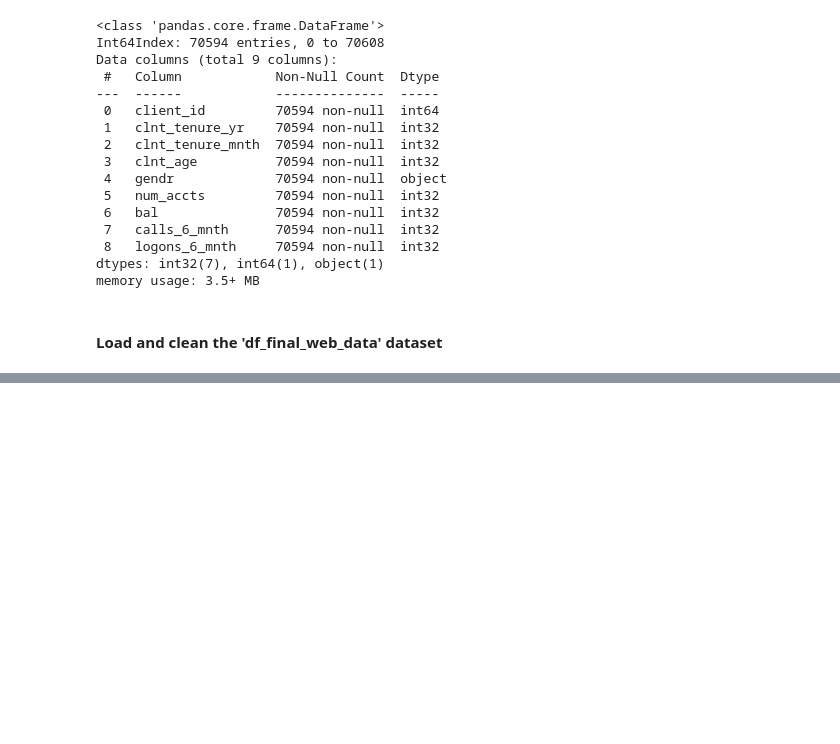
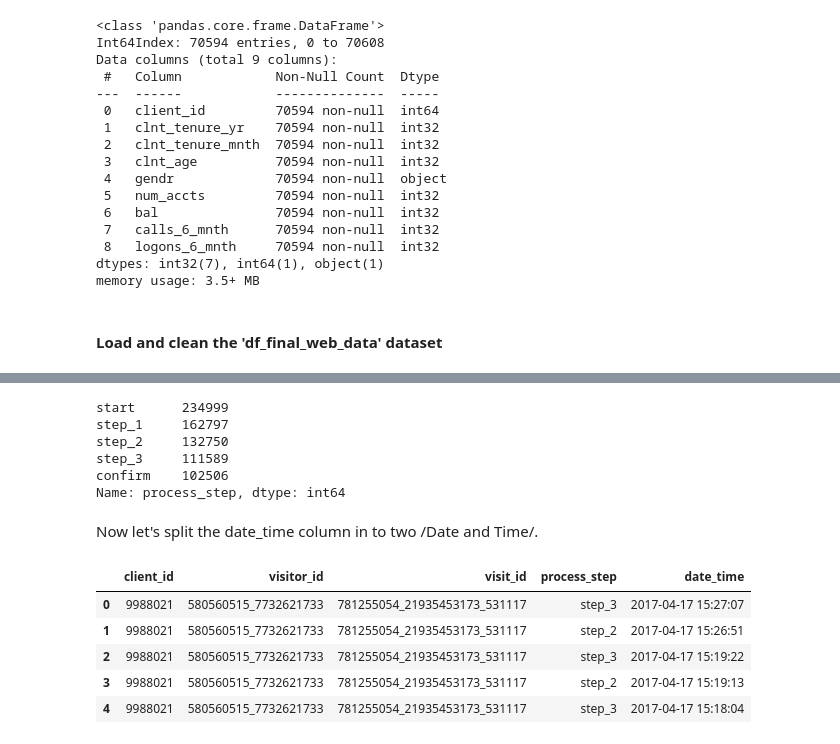
Before and after one commit to fmammo/vanguard-ab-test, a Jupyter notebook: Data_Cleaning.ipynb, the cells around one changed output, grey strips where cells are left out. Saved outputs shown, nothing was run; the diff lists cells and outputs as text; code cells hidden in the pictures; blank space fills up the shorter version.

```diff
--- a/Data_Cleaning.ipynb
+++ b/Data_Cleaning.ipynb
@@ -140,0 +154,3 @@ demog.to_csv('demog.csv')
+# %%
+# Handle the duplicated data points by keeping the first row and deleting the rest/duplicate
+web_data.drop_duplicates(inplace = True)
@@ -140,0 +173,12 @@ demog.to_csv('demog.csv')
+# %%
+# Check the frequency of the variable 'process_step' catagories
+web_data['process_step'].value_counts()
+# %% [output]
+start      234999
+step_1     162797
+step_2     132750
+step_3     111589
+confirm    102506
+Name: process_step, dtype: int64
+# %% [markdown]
+Now let's split the date_time column in to two /Date and Time/.
@@ -140,0 +188,9 @@ demog.to_csv('demog.csv')
+# %%
+web_data.head()
+# %% [output]
+|  | client_id | visitor_id | visit_id | process_step | date_time |
+| 0 | 9988021 | 580560515_7732621733 | 781255054_21935453173_531117 | step_3 | 2017-04-17 15:27:07 |
+| 1 | 9988021 | 580560515_7732621733 | 781255054_21935453173_531117 | step_2 | 2017-04-17 15:26:51 |
+| 2 | 9988021 | 580560515_7732621733 | 781255054_21935453173_531117 | step_3 | 2017-04-17 15:19:22 |
+| 3 | 9988021 | 580560515_7732621733 | 781255054_21935453173_531117 | step_2 | 2017-04-17 15:19:13 |
+| 4 | 9988021 | 580560515_7732621733 | 781255054_21935453173_531117 | step_3 | 2017-04-17 15:18:04 |
```
Also changed, not shown: parts of 35 cells of this notebook, 2 other files.
